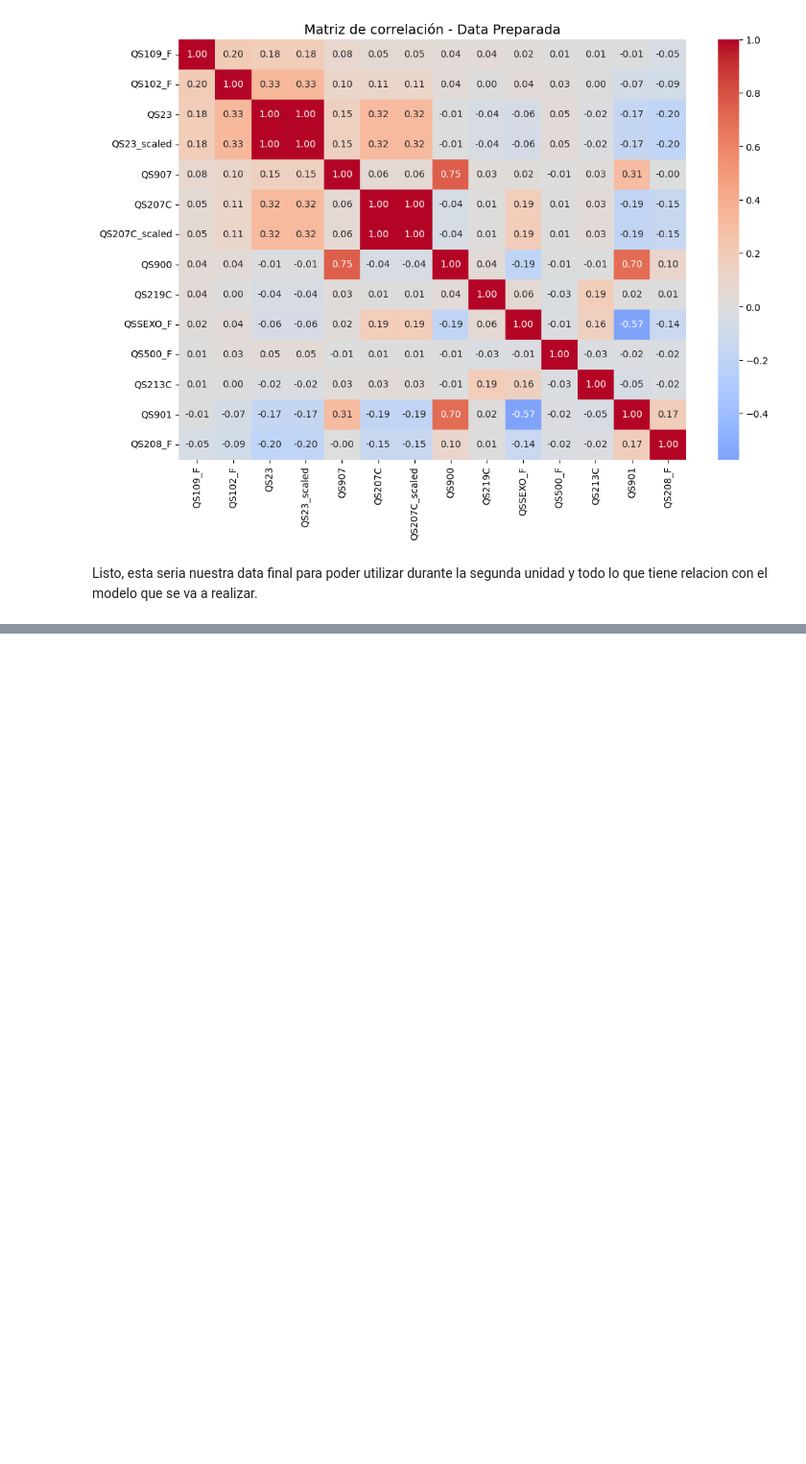
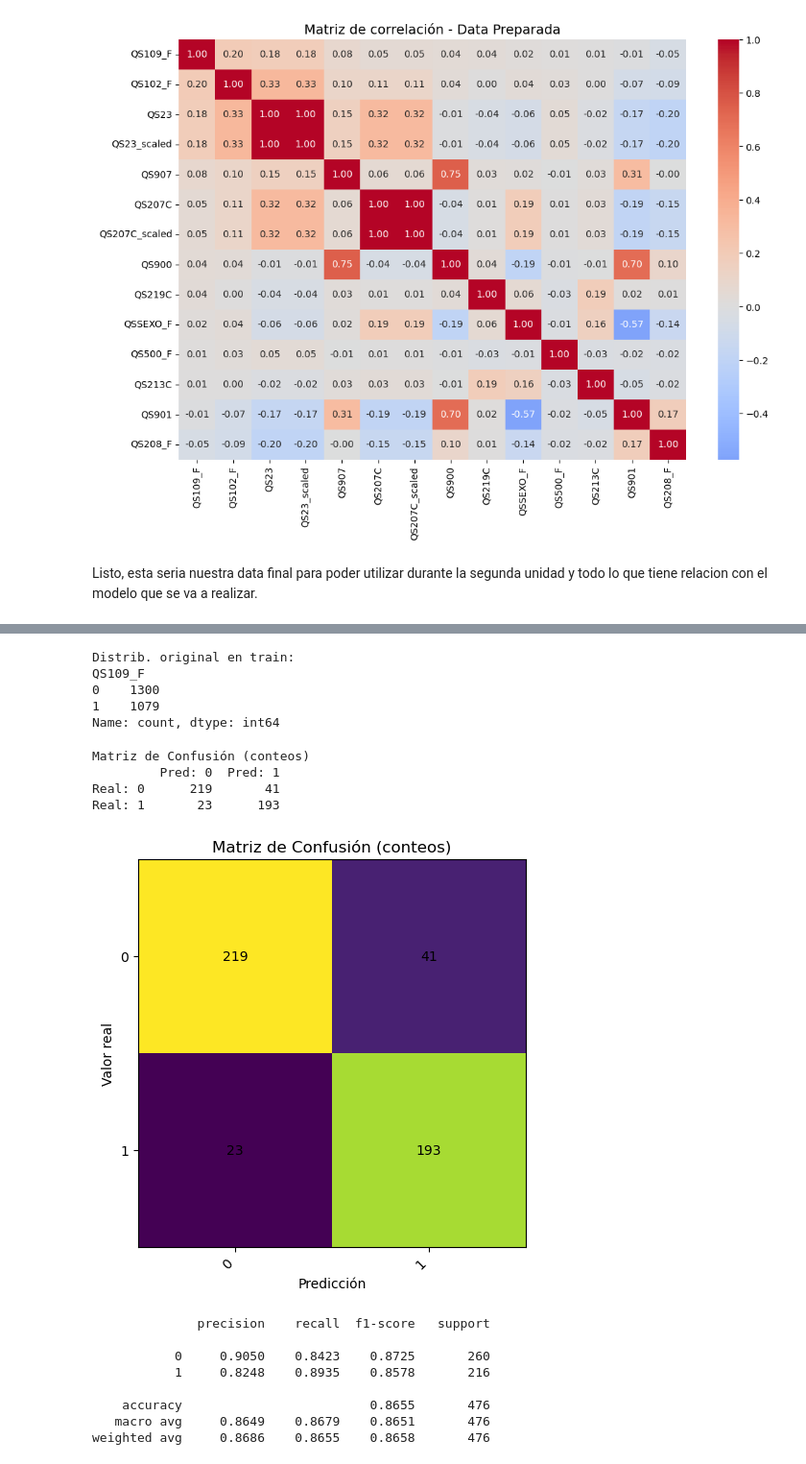
Before and after one commit to PieroLan/proyecto-data-mineria, a Jupyter notebook: notebooks/proyecto-grupal/procesamiento_data_diabetes.ipynb, the cells around one changed output, grey strips where cells are left out. Shown at 96% size. Drawn from its saved outputs; the diff is of its cells as text; code cells hidden in the pictures; blank space fills up the shorter version.

```diff
--- a/notebooks/proyecto-grupal/procesamiento_data_diabetes.ipynb
+++ b/notebooks/proyecto-grupal/procesamiento_data_diabetes.ipynb
@@ -1277,0 +1324,80 @@ Listo, esta seria nuestra data final para poder utilizar durante la segunda unid
+# %%
+# Separar variables independientes y dependientes
+X = data_reducida.drop(columns=[target])
+y = data_reducida[target]
+
+# División en entrenamiento y prueba (Stratified Split), entrenamiento (80%) y prueba (20%)
+X_train, X_test, y_train, y_test = train_test_split(
+    X, y, test_size=0.2, random_state=42, stratify=y
+)
+
+print("Distrib. original en train:")
+print(y.value_counts())
+# %% [output]
+Distrib. original en train:
+QS109_F
+0    1300
+1    1079
+Name: count, dtype: int64
+# %%
+# --- 3) Modelo (entrenar con datos re-muestreados) ---
+model = RandomForestClassifier(n_estimators=300, random_state=42, n_jobs=-1)
+
+pipe = Pipeline(steps=[("model", model)])
+
+# OJO: usar X_res, y_res
+pipe.fit(X_res, y_res)
+
+# Predecir en el test ORIGINAL (sin muestrear)
+y_pred = pipe.predict(X_test)
+
+# --- 4) Matriz de confusión ---
+labels = sorted(pd.unique(y_test))
+cm = confusion_matrix(y_test, y_pred, labels=labels)
+
+cm_df = pd.DataFrame(
+    cm,
+    index=[f"Real: {lbl}" for lbl in labels],
+    columns=[f"Pred: {lbl}" for lbl in labels]
+)
+
+cm_norm = cm.astype(float) / cm.sum(axis=1, keepdims=True)
+cm_norm = np.nan_to_num(cm_norm)
+
+print("Matriz de Confusión (conteos)")
+print(cm_df)
+
+fig, ax = plt.subplots(figsize=(6, 5))
+ax.imshow(cm)  # sin especificar colormap
+
+ax.set_xticks(np.arange(len(labels)))
+ax.set_yticks(np.arange(len(labels)))
+ax.set_xticklabels(labels, rotation=45, ha="right")
+ax.set_yticklabels(labels)
+ax.set_xlabel("Predicción")
+ax.set_ylabel("Valor real")
+ax.set_title("Matriz de Confusión (conteos)")
+
+for i in range(cm.shape[0]):
+    for j in range(cm.shape[1]):
+        ax.text(j, i, str(cm[i, j]), ha="center", va="center")
+
+plt.tight_layout()
+plt.show()
+
+# --- 5) Reporte de clasificación ---
+print(classification_report(y_test, y_pred, digits=4))
+# %% [output]
+Matriz de Confusión (conteos)
+         Pred: 0  Pred: 1
+Real: 0      219       41
+Real: 1       23      193
+[figure, added]
+              precision    recall  f1-score   support
+
+           0     0.9050    0.8423    0.8725       260
+           1     0.8248    0.8935    0.8578       216
+
+    accuracy                         0.8655       476
+   macro avg     0.8649    0.8679    0.8651       476
+weighted avg     0.8686    0.8655    0.8658       476
```
Also changed, not shown: parts of 5 cells of this notebook, 10 other files.
